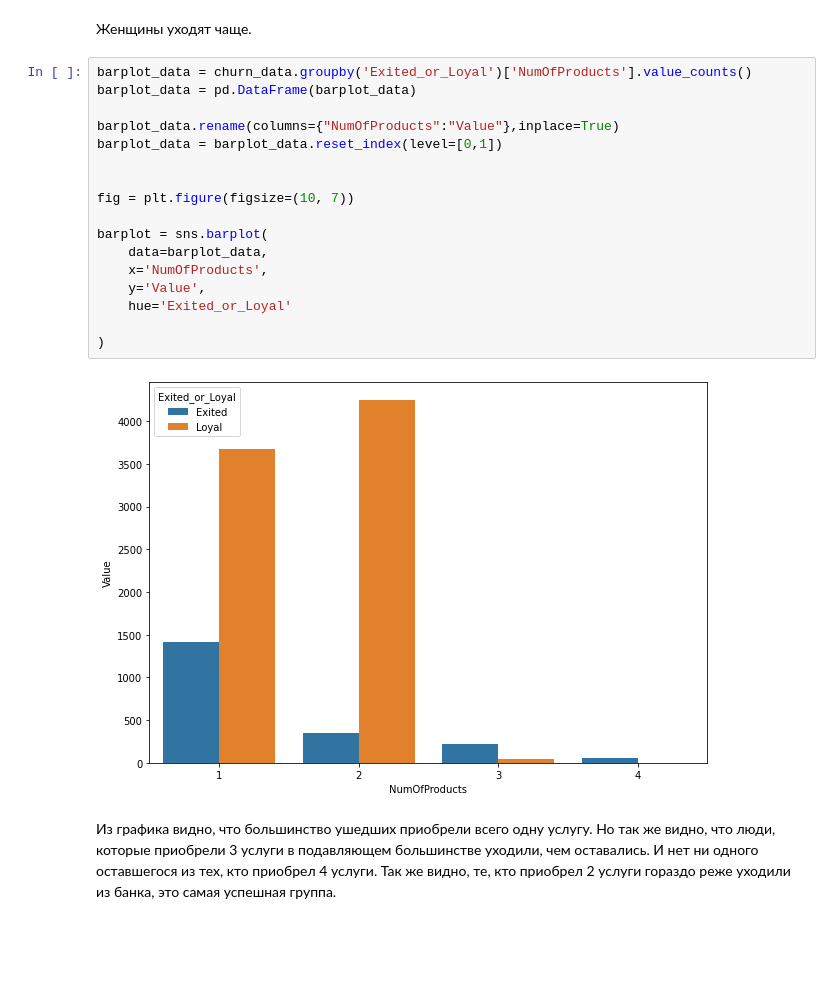
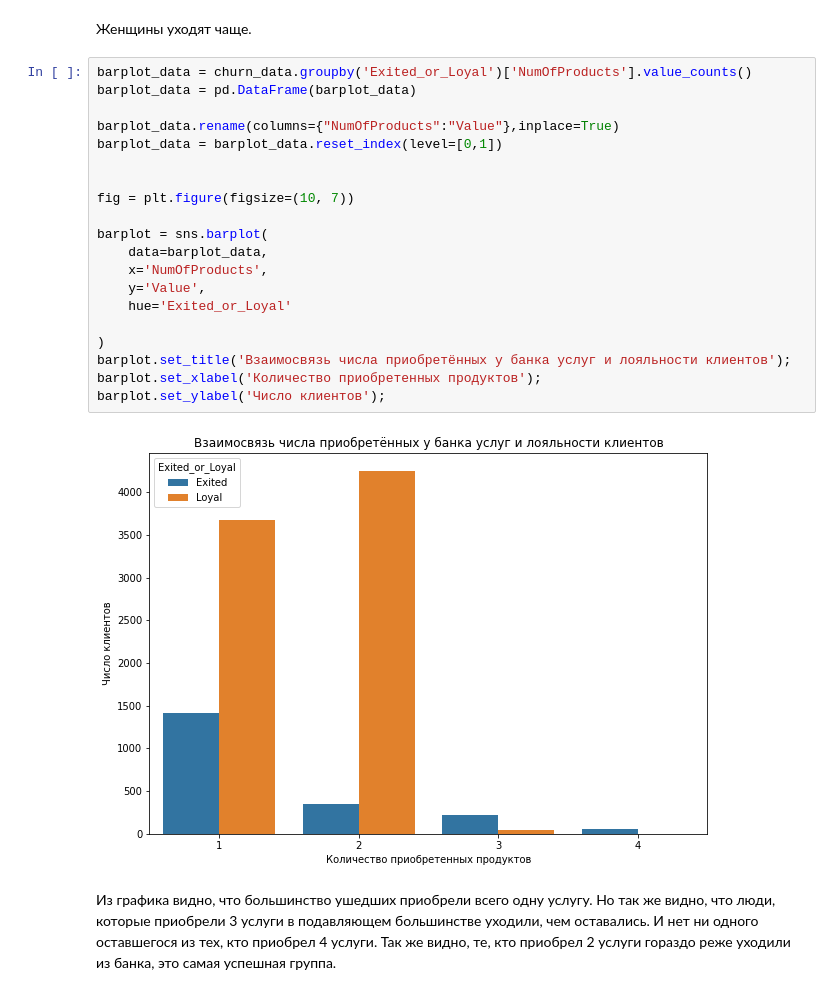
Before and after one commit to Sigizmunttt/SF_DS, a Jupyter notebook: pandas/vizualization/na_proverku.ipynb, the cells around one changed output. Cells and saved outputs as stored; diff of their text form; blank space fills up the shorter version.

```diff
--- a/pandas/vizualization/na_proverku.ipynb
+++ b/pandas/vizualization/na_proverku.ipynb
@@ -92,22 +96,25 @@ axes.pie(
 # %%
 barplot_data = churn_data.groupby('Exited_or_Loyal')['NumOfProducts'].value_counts()
 barplot_data = pd.DataFrame(barplot_data)
 
 barplot_data.rename(columns={"NumOfProducts":"Value"},inplace=True)
 barplot_data = barplot_data.reset_index(level=[0,1])
 
 
 fig = plt.figure(figsize=(10, 7))
 
 barplot = sns.barplot(
     data=barplot_data,
     x='NumOfProducts',
     y='Value',
     hue='Exited_or_Loyal'
 
 )
+barplot.set_title('Взаимосвязь числа приобретённых у банка услуг и лояльности клиентов');
+barplot.set_xlabel('Количество приобретенных продуктов');
+barplot.set_ylabel('Число клиентов');
 # %% [output]
-[figure, old version]
+[figure, new version]
 # %% [markdown]
 Из графика видно, что большинство ушедших приобрели всего одну услугу. Но так же видно, что люди, которые приобрели 3 услуги в подавляющем большинстве уходили, чем оставались. И нет ни одного оставшегося из тех, кто приобрел 4 услуги. Так же видно, те, кто приобрел 2 услуги гораздо реже уходили из банка, это самая успешная группа.
 # %%
```
Also changed, not shown: parts of 4 cells of this notebook.
